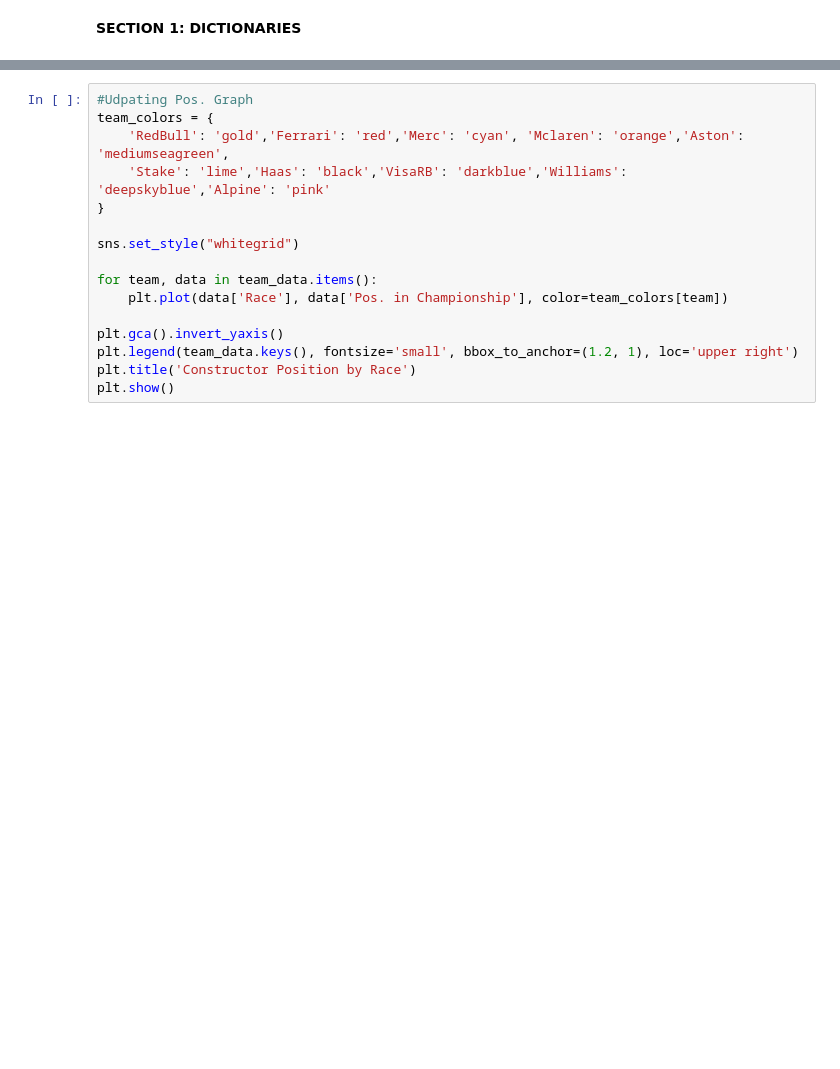
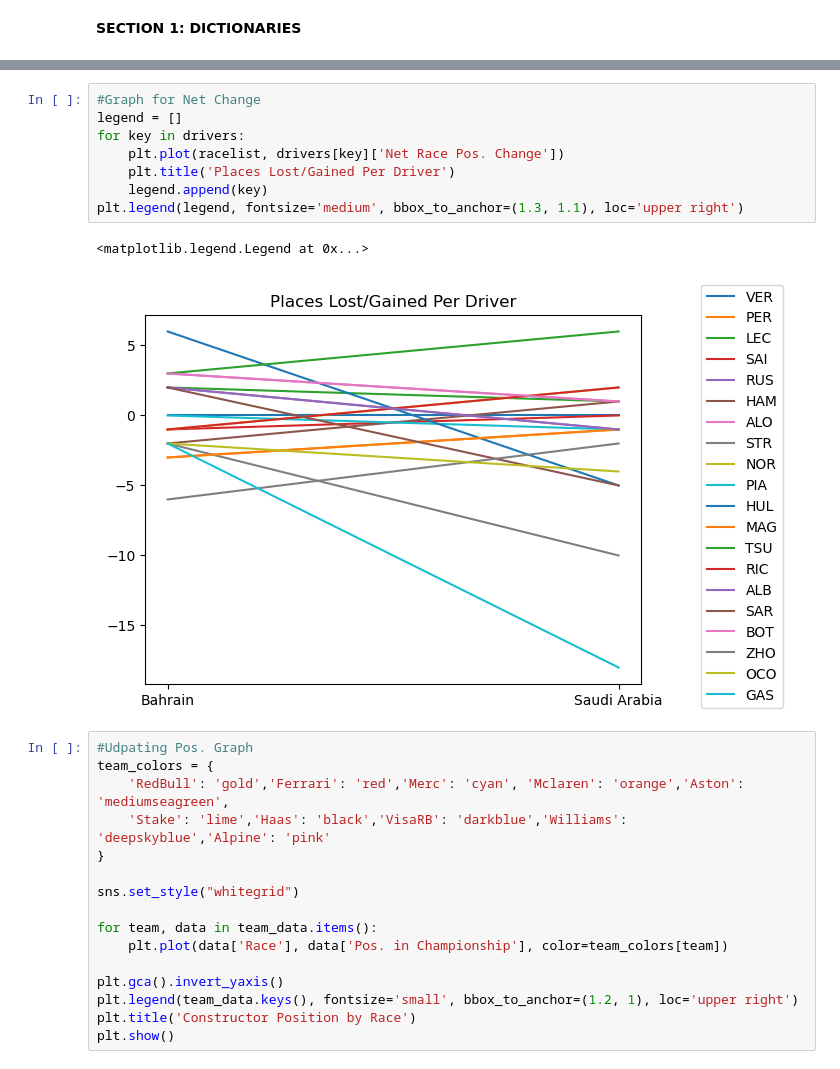
Before and after one commit to shirle21/projects, a Jupyter notebook: for-fun/in-progress/2024-f1.ipynb, the cells around one changed output, grey strips where cells are left out. Drawn from its saved outputs; the diff is of its cells as text; blank space fills up the shorter version.

```diff
--- a/for-fun/in-progress/2024-f1.ipynb
+++ b/for-fun/in-progress/2024-f1.ipynb
@@ -162,3 +213,14 @@ plt.gca().invert_yaxis()
+# %%
+#Graph for Net Change
+legend = []
+for key in drivers:
+    plt.plot(racelist, drivers[key]['Net Race Pos. Change'])
+    plt.title('Places Lost/Gained Per Driver')
+    legend.append(key)
+plt.legend(legend, fontsize='medium', bbox_to_anchor=(1.3, 1.1), loc='upper right')
+# %% [output]
+<matplotlib.legend.Legend at 0x...>
+[figure, added]
 # %%
 #Udpating Pos. Graph
 team_colors = {
```
Also changed, not shown: parts of 10 cells of this notebook.
